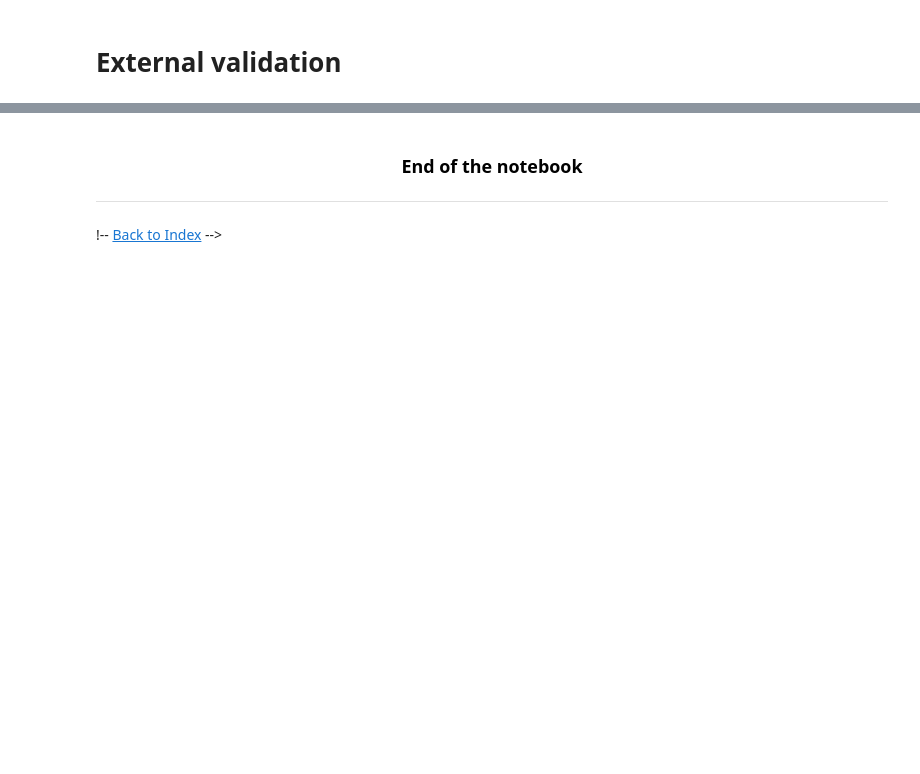
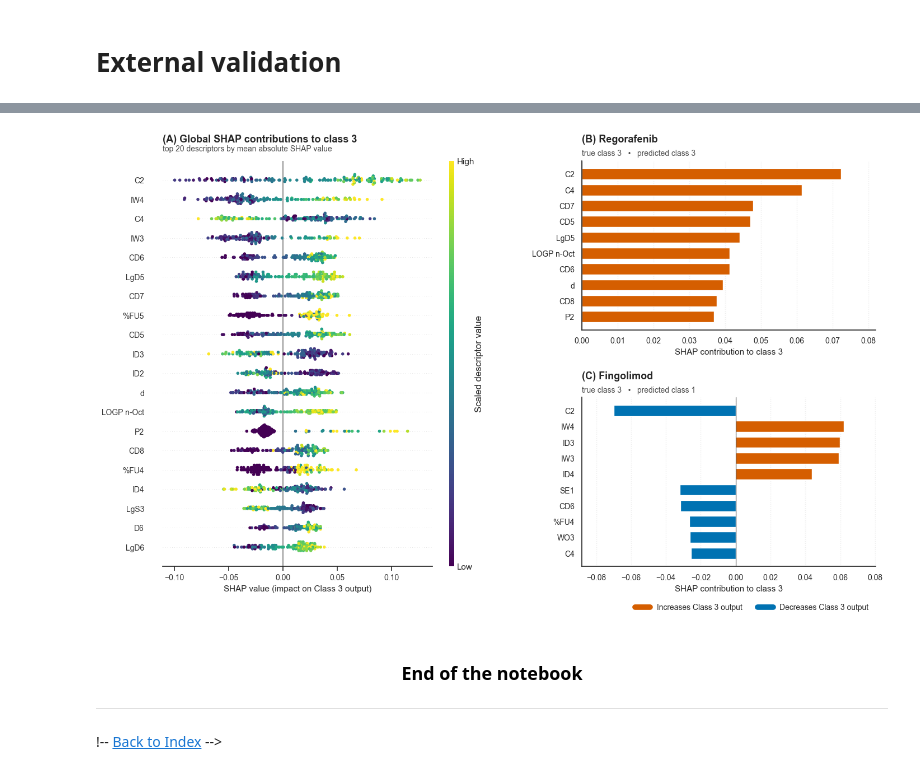
Before and after one commit to gbocci6y/dili-models, a Jupyter notebook: notebooks/dilirank2_tier0_predictions.ipynb, the cells around one changed output, grey strips where cells are left out. Saved outputs shown, nothing was run; the diff lists cells and outputs as text; code cells hidden in the pictures; blank space fills up the shorter version.

```diff
--- a/notebooks/dilirank2_tier0_predictions.ipynb
+++ b/notebooks/dilirank2_tier0_predictions.ipynb
@@ -259,0 +464,97 @@ disp.plot()
+# %%
+fig = plt.figure(figsize=(14, 9))
+
+gs = GridSpec(
+    nrows=2,
+    ncols=2,
+    figure=fig,
+    width_ratios=[1.15, 1.00],
+    height_ratios=[1, 1],
+    left=0.075,
+    right=0.985,
+    top=0.92,
+    bottom=0.115,
+    wspace=0.26,
+    hspace=0.40,
+)
+
+# Panel A: global beeswarm, spanning both rows on the left.
+# Only the top descriptors are passed to SHAP, so that no
+# "Sum of N other features" row is added and the x-axis is not
+# dominated by that aggregate.
+ax_global = fig.add_subplot(gs[:, 0])
+
+mean_abs_shap = np.abs(shap_class3).mean(axis=0)
+top_idx = np.argsort(mean_abs_shap)[::-1][:TOP_N_GLOBAL]
+
+explanation = shap.Explanation(
+    values=shap_class3[:, top_idx],
+    data=X_test_df.to_numpy()[:, top_idx],
+    feature_names=[volsurf_cols[i] for i in top_idx],
+)
+
+shap.plots.beeswarm(
+    explanation,
+    max_display=TOP_N_GLOBAL,
+    ax=ax_global,
+    show=False,
+    plot_size=None,
+    color=plt.get_cmap(VALUE_CMAP),
+    color_bar_label="Scaled descriptor value",
+)
+
+ax_global.set_title(
+    "(A) Global SHAP contributions to class 3",
+    loc="left",
+    fontsize=13,
+    fontweight="bold",
+    pad=24,
+)
+ax_global.text(
+    0,
+    1.02,
+    f"top {TOP_N_GLOBAL} descriptors by mean absolute SHAP value",
+    transform=ax_global.transAxes,
+    fontsize=10,
+    color="0.3",
+    va="bottom",
+)
+ax_global.set_xlabel("SHAP value (impact on Class 3 output)", fontsize=11)
+ax_global.tick_params(labelsize=10)
+
+# Panel B: Regorafenib, top right
+ax_reg = fig.add_subplot(gs[0, 1])
+
+plot_compound_shap(ax_reg, regorafenib_idx, "Regorafenib", "B")
+
+# Panel C: Fingolimod, bottom right
+ax_fing = fig.add_subplot(gs[1, 1])
+
+plot_compound_shap(ax_fing, fingolimod_idx, "Fingolimod", "C")
+
+# Shared colour key for panels B and C
+handles = [
+    Line2D([0], [0], color=POS_COLOR, lw=7),
+    Line2D([0], [0], color=NEG_COLOR, lw=7),
+]
+
+fig.legend(
+    handles,
+    [
+        "Increases Class 3 output",
+        "Decreases Class 3 output",
+    ],
+    loc="lower right",
+    bbox_to_anchor=(0.985, 0.012),
+    ncol=2,
+    frameon=False,
+    fontsize=10,
+)
+
+# fig.savefig(
+#     "shap_global_and_compound_panels.png",
+#     dpi=300,
+#     bbox_inches="tight",
+#     facecolor="white",
+# )
+# %% [output]
@@ -260,3 +562,4 @@ disp.plot()
+[figure, added]
 # %% [markdown]
 ### <span style="color:black"> <b><center> End of the notebook </span></b></center> <a id='test_configuration_file'></a>
 ***
```
Also changed, not shown: parts of 20 cells of this notebook.
